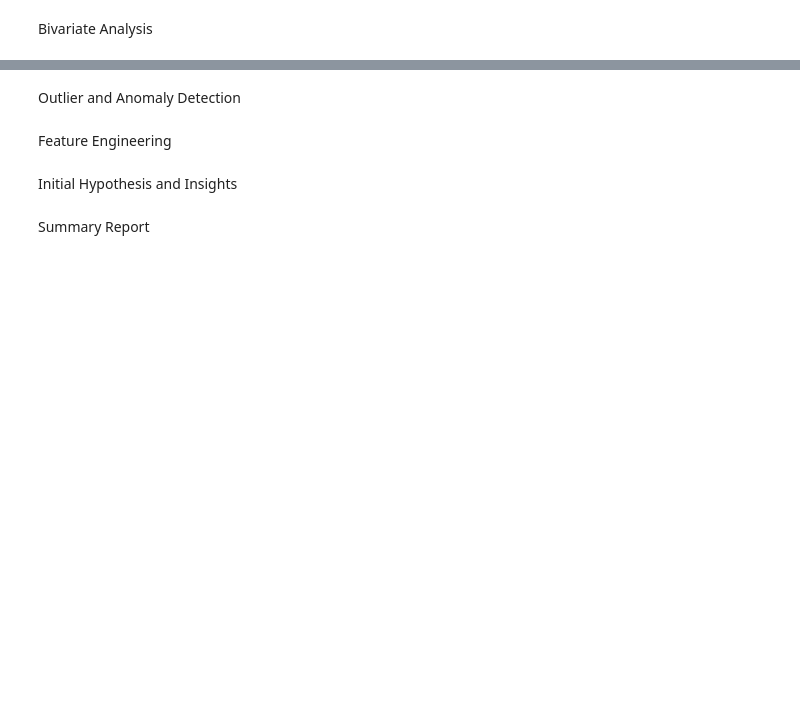
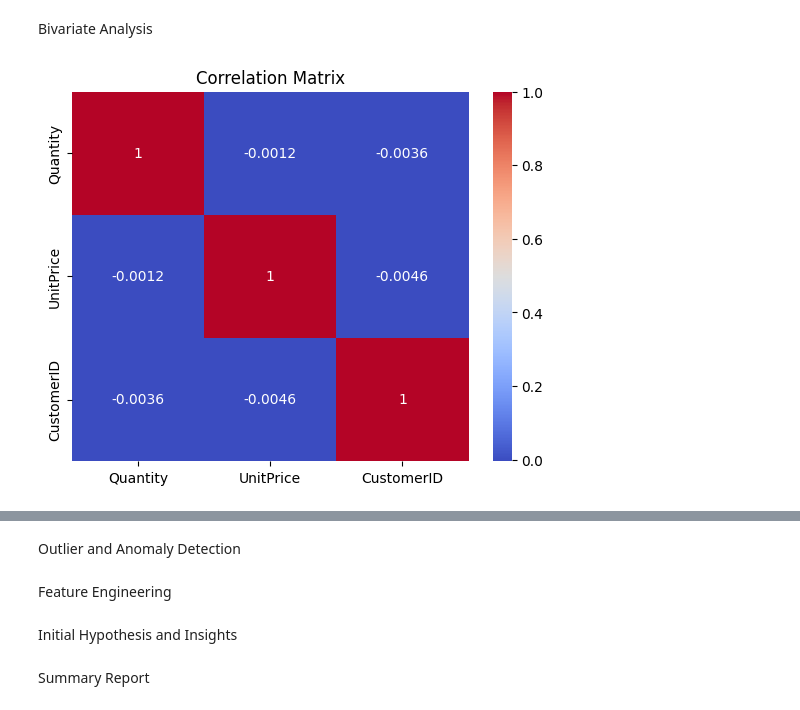
Before and after one commit to theozel-john-bringino/ml-projects-portfolio, a Jupyter notebook: exploratory_data_analysis/e-commerce_data/e-commerce_data_eda.ipynb, the cells around one changed output, grey strips where cells are left out. Saved outputs shown, nothing was run; the diff lists cells and outputs as text; code cells hidden in the pictures; blank space fills up the shorter version.

```diff
--- a/exploratory_data_analysis/e-commerce_data/e-commerce_data_eda.ipynb
+++ b/exploratory_data_analysis/e-commerce_data/e-commerce_data_eda.ipynb
@@ -164,2 +158,9 @@ Name: count, dtype: int64
 # %% [markdown]
 Bivariate Analysis
+# %%
+# Correlation matrix
+sns.heatmap(data_df[numeric_cols].corr(), annot=True, cmap='coolwarm')
+plt.title("Correlation Matrix")
+plt.show()
+# %% [output]
+[figure, added]
```
Also changed, not shown: parts of 16 cells of this notebook.
